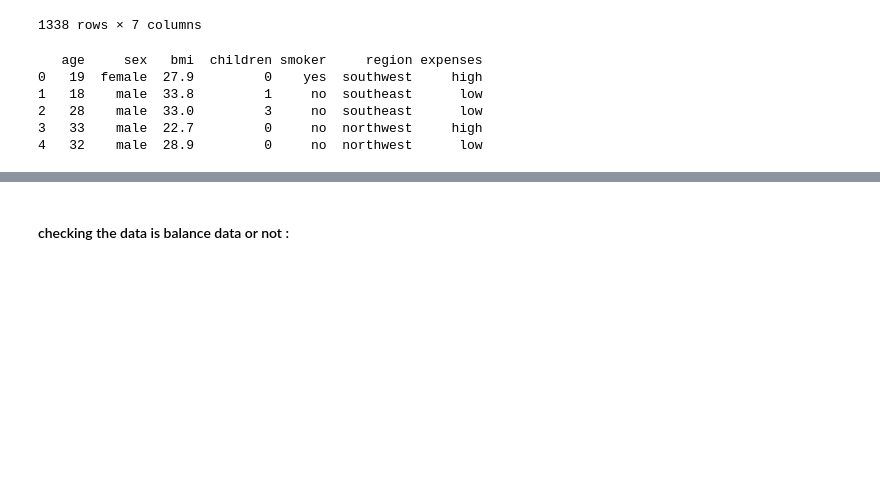
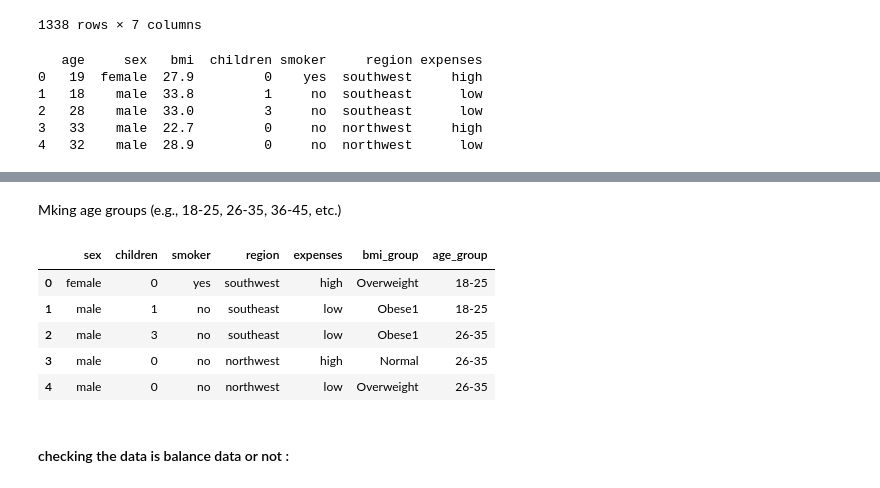
Before and after one commit to SouravDaedo/Insurance-Premium-Prediction, a Jupyter notebook: Classification_Model__Naive_Bayes_.ipynb, the cells around one changed output, grey strips where cells are left out. Cells and saved outputs as stored; diff of their text form; code cells hidden in the pictures; blank space fills up the shorter version.

```diff
--- a/Classification_Model__Naive_Bayes_.ipynb
+++ b/Classification_Model__Naive_Bayes_.ipynb
@@ -185,3 +203,18 @@ print(df.head())
+# %% [markdown]
+ Mking age groups (e.g., 18-25, 26-35, 36-45, etc.)
+# %%
+# Create categorical group  for 'age'
+
+df['age_group'] = pd.cut(df['age'], bins=[17, 25, 35, 45, 55, 65], labels=['18-25', '26-35', '36-45', '46-55', '56-65'])
+df.drop(['age'], axis=1, inplace=True)
+df.head()
+# %% [output]
+|  | sex | children | smoker | region | expenses | bmi_group | age_group |
+| 0 | female | 0 | yes | southwest | high | Overweight | 18-25 |
+| 1 | male | 1 | no | southeast | low | Obese1 | 18-25 |
+| 2 | male | 3 | no | southeast | low | Obese1 | 26-35 |
+| 3 | male | 0 | no | northwest | high | Normal | 26-35 |
+| 4 | male | 0 | no | northwest | low | Overweight | 26-35 |
 # %% [markdown]
 #### checking the data is balance data or not :
 # %%
```
Also changed, not shown: parts of 59 cells of this notebook.
